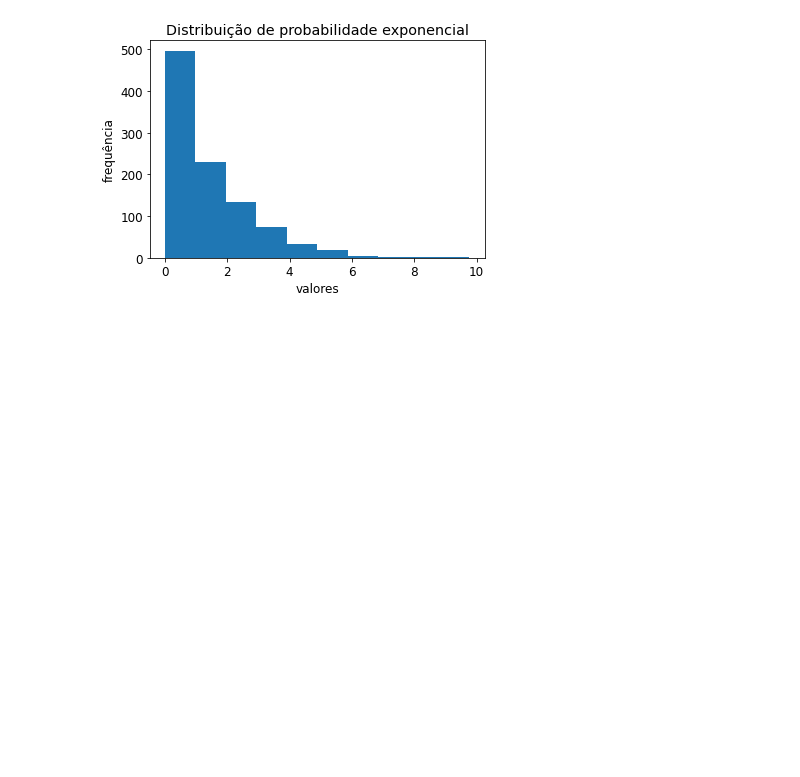
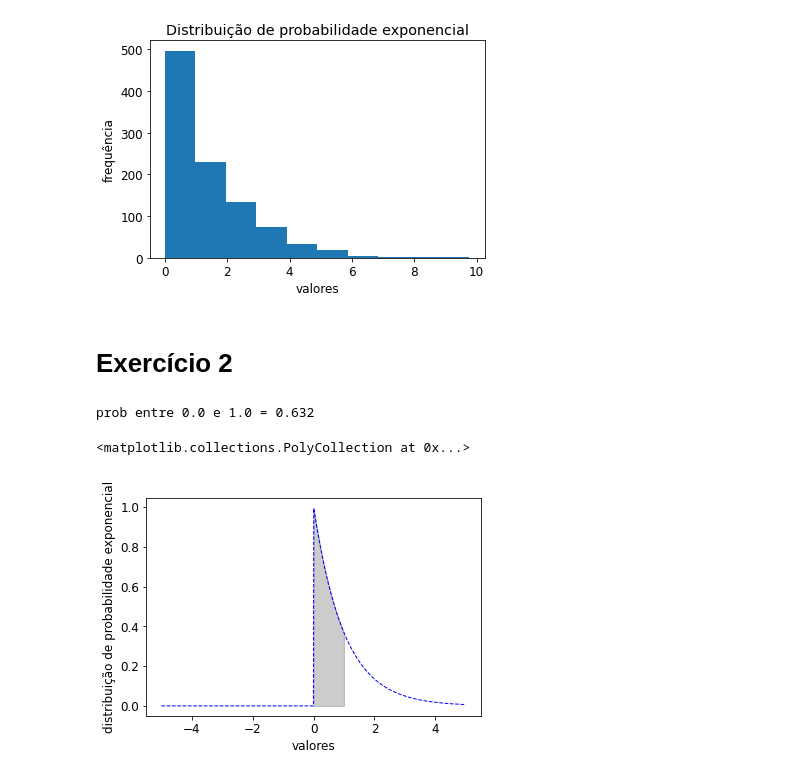
Before and after one commit to josefa-santana/topicosEspeciaisII, a Jupyter notebook: TEII_Ativ1.ipynb, the cells around one changed output. Cells and saved outputs as stored; diff of their text form; code cells hidden in the pictures; blank space fills up the shorter version.

```diff
--- a/TEII_Ativ1.ipynb
+++ b/TEII_Ativ1.ipynb
@@ -26,3 +28,5 @@ plt.ylabel('frequência')
 # %% [output]
 Text(0, 0.5, 'frequência')
 [figure]
+# %% [markdown]
+# Exercício 2
@@ -28,0 +37,20 @@ Text(0, 0.5, 'frequência')
+# %%
+A=0;
+B=1;
+P_AB = expon.cdf(B)-expon.cdf(A)
+print(f'prob entre {A:.1f} e {B:.1f} = {P_AB:.3f}')
+# %% [output]
+prob entre 0.0 e 1.0 = 0.632
+# %%
+bins=np.linspace(-5,5,1000)
+gauss = expon.pdf(bins, 0, 1)
+plt.rcParams.update({'font.size': 12})
+plt.figure()
+plt.plot(bins, gauss, 'b--', linewidth=1)
+plt.xlabel('valores')
+plt.ylabel('distribuição de probabilidade exponencial')
+px=bins[(bins>A)&(bins<B)]
+plt.fill_between(px,gauss[(bins>A)&(bins<B)],color='k',alpha=0.2)
+# %% [output]
+<matplotlib.collections.PolyCollection at 0x...>
+[figure, added]
```
Also changed, not shown: parts of 2 cells of this notebook.
